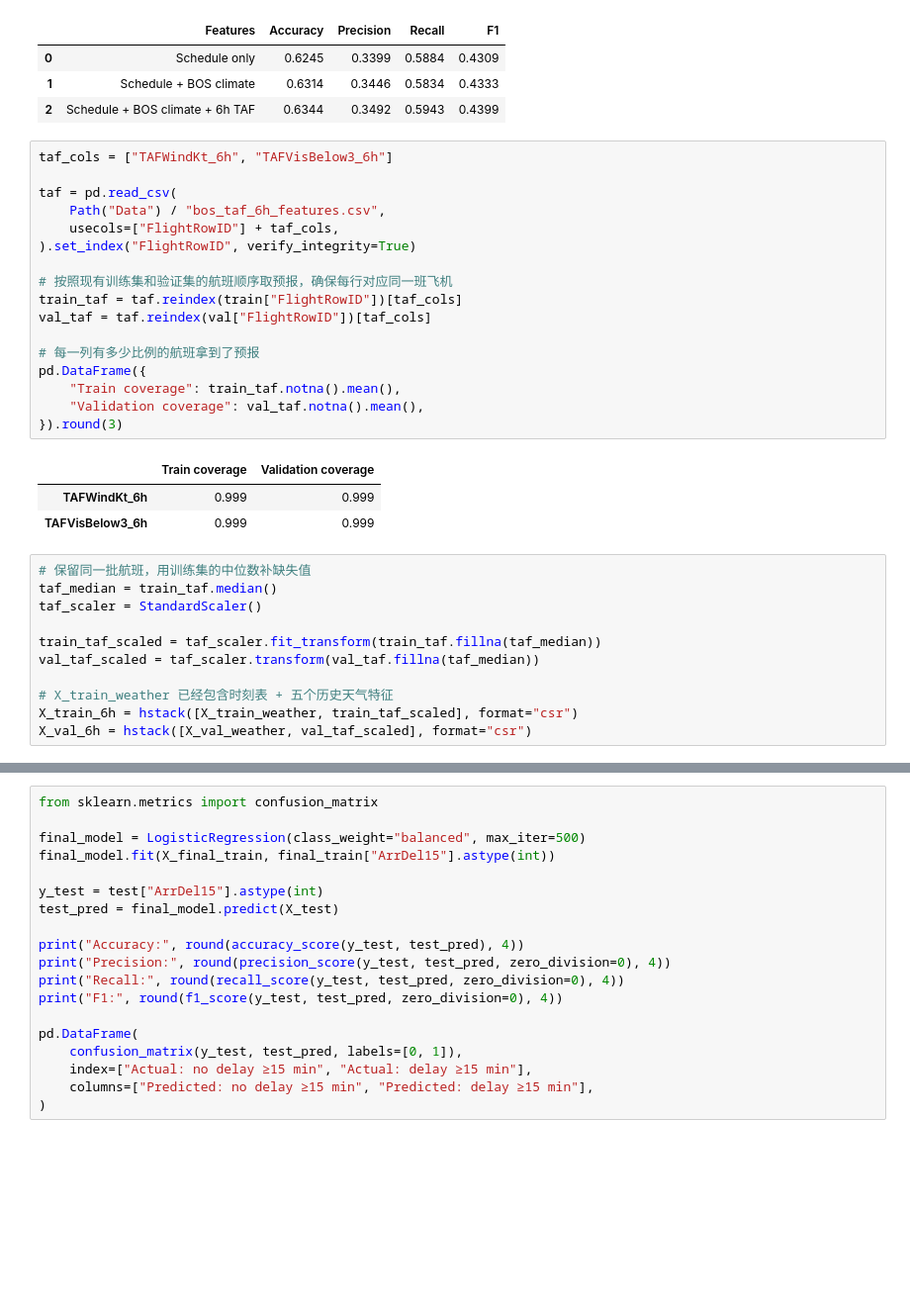
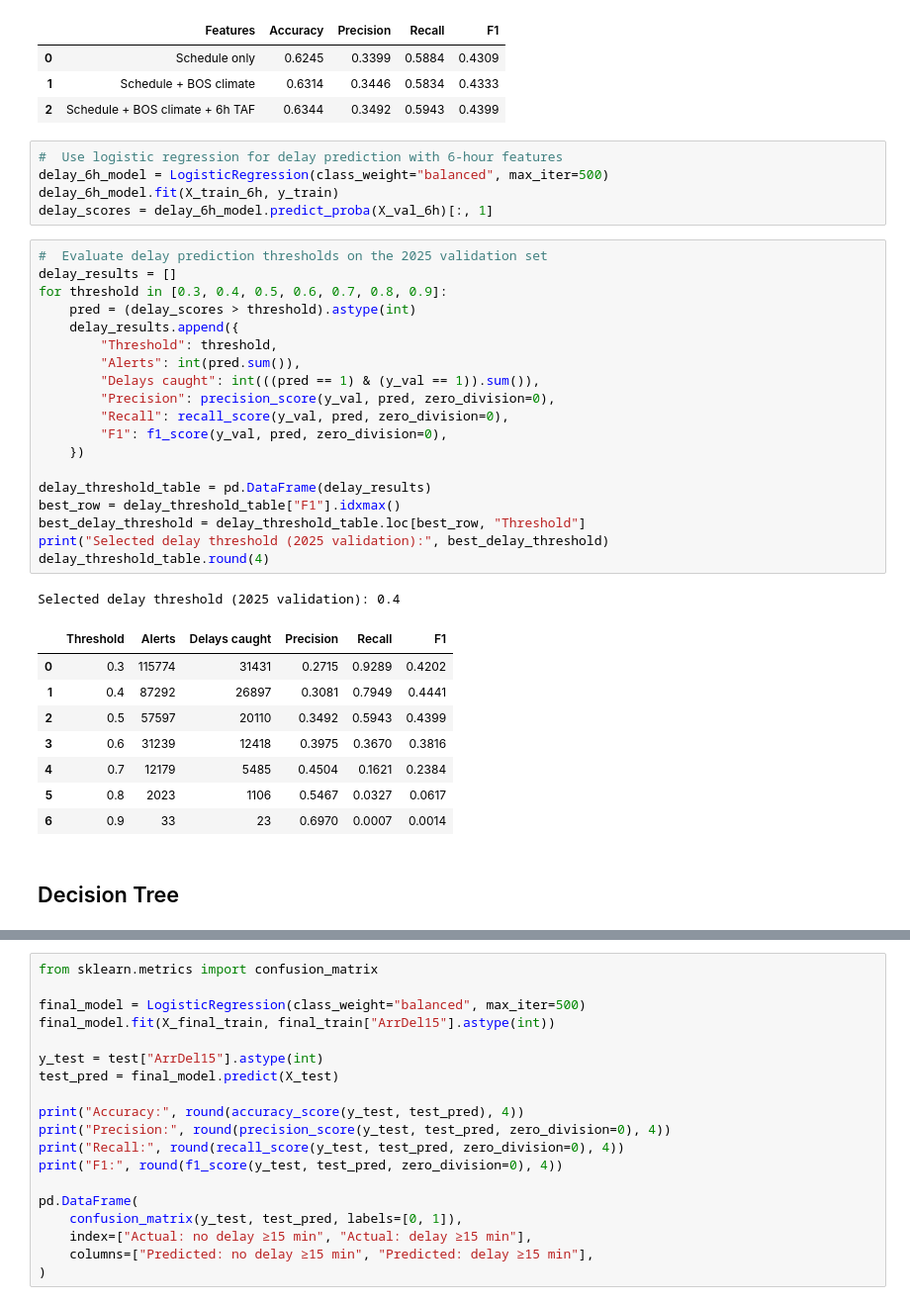
Before and after one commit to asher1371796-phy/CS506-Final-Project-Flight-Delay, a Jupyter notebook: Modeling.ipynb, the cells around one changed output, grey strips where cells are left out. Shown at 99% size. Cells and saved outputs as stored; diff of their text form; blank space fills up the shorter version.

```diff
--- a/Modeling.ipynb
+++ b/Modeling.ipynb
@@ -133,38 +168,42 @@ pd.DataFrame(results).round(4)
 | 0 | Schedule only | 0.6245 | 0.3399 | 0.5884 | 0.4309 |
 | 1 | Schedule + BOS climate | 0.6314 | 0.3446 | 0.5834 | 0.4333 |
 | 2 | Schedule + BOS climate + 6h TAF | 0.6344 | 0.3492 | 0.5943 | 0.4399 |
-# %%
-taf_cols = ["TAFWindKt_6h", "TAFVisBelow3_6h"]
-
-taf = pd.read_csv(
-    Path("Data") / "bos_taf_6h_features.csv",
-    usecols=["FlightRowID"] + taf_cols,
-).set_index("FlightRowID", verify_integrity=True)
-
-# 按照现有训练集和验证集的航班顺序取预报，确保每行对应同一班飞机
-train_taf = taf.reindex(train["FlightRowID"])[taf_cols]
-val_taf = taf.reindex(val["FlightRowID"])[taf_cols]
-
-# 每一列有多少比例的航班拿到了预报
-pd.DataFrame({
-    "Train coverage": train_taf.notna().mean(),
-    "Validation coverage": val_taf.notna().mean(),
-}).round(3)
-# %% [output]
-|  | Train coverage | Validation coverage |
-| TAFWindKt_6h | 0.999 | 0.999 |
-| TAFVisBelow3_6h | 0.999 | 0.999 |
-# %%
-# 保留同一批航班，用训练集的中位数补缺失值
-taf_median = train_taf.median()
-taf_scaler = StandardScaler()
-
-train_taf_scaled = taf_scaler.fit_transform(train_taf.fillna(taf_median))
-val_taf_scaled = taf_scaler.transform(val_taf.fillna(taf_median))
-
-# X_train_weather 已经包含时刻表 + 五个历史天气特征
-X_train_6h = hstack([X_train_weather, train_taf_scaled], format="csr")
-X_val_6h = hstack([X_val_weather, val_taf_scaled], format="csr")
+# %%
+#  Use logistic regression for delay prediction with 6-hour features
+delay_6h_model = LogisticRegression(class_weight="balanced", max_iter=500)
+delay_6h_model.fit(X_train_6h, y_train)
+delay_scores = delay_6h_model.predict_proba(X_val_6h)[:, 1]
+# %%
+#  Evaluate delay prediction thresholds on the 2025 validation set
+delay_results = []
+for threshold in [0.3, 0.4, 0.5, 0.6, 0.7, 0.8, 0.9]:
+    pred = (delay_scores > threshold).astype(int)
+    delay_results.append({
+        "Threshold": threshold,
+        "Alerts": int(pred.sum()),
+        "Delays caught": int(((pred == 1) & (y_val == 1)).sum()),
+        "Precision": precision_score(y_val, pred, zero_division=0),
+        "Recall": recall_score(y_val, pred, zero_division=0),
+        "F1": f1_score(y_val, pred, zero_division=0),
+    })
+
+delay_threshold_table = pd.DataFrame(delay_results)
+best_row = delay_threshold_table["F1"].idxmax()
+best_delay_threshold = delay_threshold_table.loc[best_row, "Threshold"]
+print("Selected delay threshold (2025 validation):", best_delay_threshold)
+delay_threshold_table.round(4)
+# %% [output]
+Selected delay threshold (2025 validation): 0.4
+|  | Threshold | Alerts | Delays caught | Precision | Recall | F1 |
+| 0 | 0.3 | 115774 | 31431 | 0.2715 | 0.9289 | 0.4202 |
+| 1 | 0.4 | 87292 | 26897 | 0.3081 | 0.7949 | 0.4441 |
+| 2 | 0.5 | 57597 | 20110 | 0.3492 | 0.5943 | 0.4399 |
+| 3 | 0.6 | 31239 | 12418 | 0.3975 | 0.3670 | 0.3816 |
+| 4 | 0.7 | 12179 | 5485 | 0.4504 | 0.1621 | 0.2384 |
+| 5 | 0.8 | 2023 | 1106 | 0.5467 | 0.0327 | 0.0617 |
+| 6 | 0.9 | 33 | 23 | 0.6970 | 0.0007 | 0.0014 |
+# %% [markdown]
+## Decision Tree
 # %%
 from sklearn.tree import DecisionTreeClassifier
 
```
Also changed, not shown: parts of 31 cells of this notebook, 1 other file.
